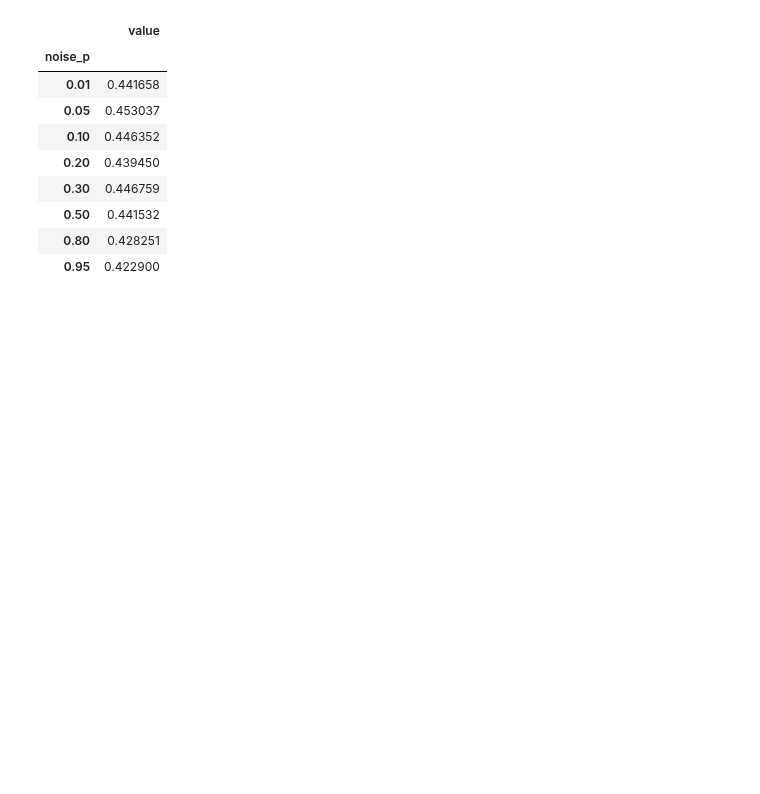
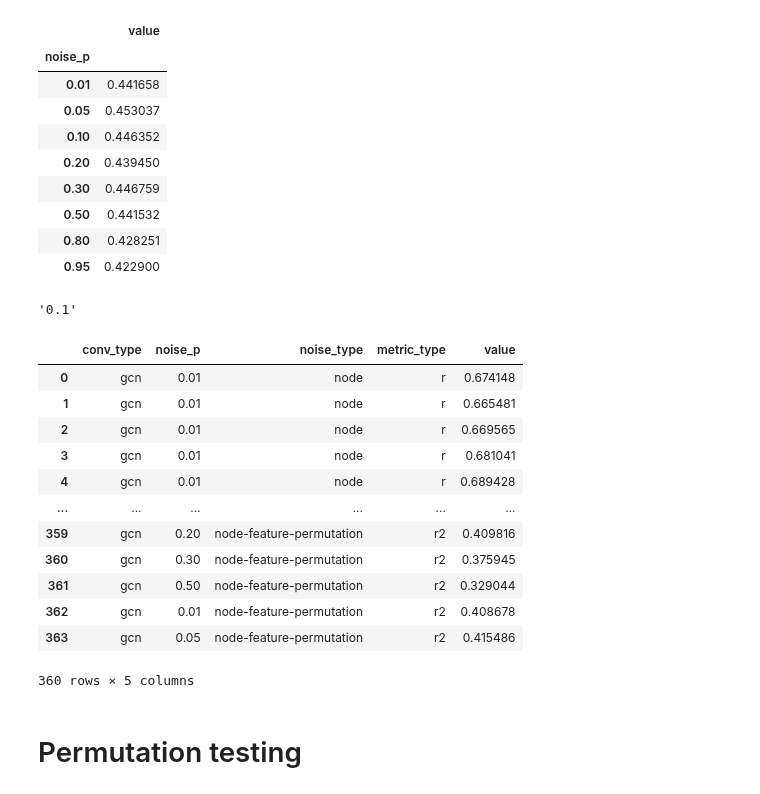
Before and after one commit to kamilest/brain-age-gnn, a Jupyter notebook: notebooks/model_selection.ipynb, the cells around one changed output. Drawn from its saved outputs; the diff is of its cells as text; code cells hidden in the pictures; blank space fills up the shorter version.

```diff
--- a/notebooks/model_selection.ipynb
+++ b/notebooks/model_selection.ipynb
@@ -431,3 +443,26 @@ for v in data.keys():
     df_noise.loc[i+df_noise.shape[0]] = [conv_type, float(p), noise_type, metric, data[v]]
 # %%
 df_noise.to_csv('noise.csv', index=False)
+# %%
+conv_type, noise_type, p, metric = re.search('(.*)_(.*)_._p=(.*)_metric=(.*)', "gcn_node-feature-permutation_0_p=0.1_metric=r").group(1, 2, 3, 4)
+p
+# %% [output]
+'0.1'
+# %%
+df_noise
+# %% [output]
+|  | conv_type | noise_p | noise_type | metric_type | value |
+| 0 | gcn | 0.01 | node | r | 0.674148 |
+| 1 | gcn | 0.01 | node | r | 0.665481 |
+| 2 | gcn | 0.01 | node | r | 0.669565 |
+| 3 | gcn | 0.01 | node | r | 0.681041 |
+| 4 | gcn | 0.01 | node | r | 0.689428 |
+| ... | ... | ... | ... | ... | ... |
+| 359 | gcn | 0.20 | node-feature-permutation | r2 | 0.409816 |
+| 360 | gcn | 0.30 | node-feature-permutation | r2 | 0.375945 |
+| 361 | gcn | 0.50 | node-feature-permutation | r2 | 0.329044 |
+| 362 | gcn | 0.01 | node-feature-permutation | r2 | 0.408678 |
+| 363 | gcn | 0.05 | node-feature-permutation | r2 | 0.415486 |
+360 rows × 5 columns
+# %% [markdown]
+# Permutation testing
```
Also changed, not shown: parts of 2 cells of this notebook, 1 other file.
